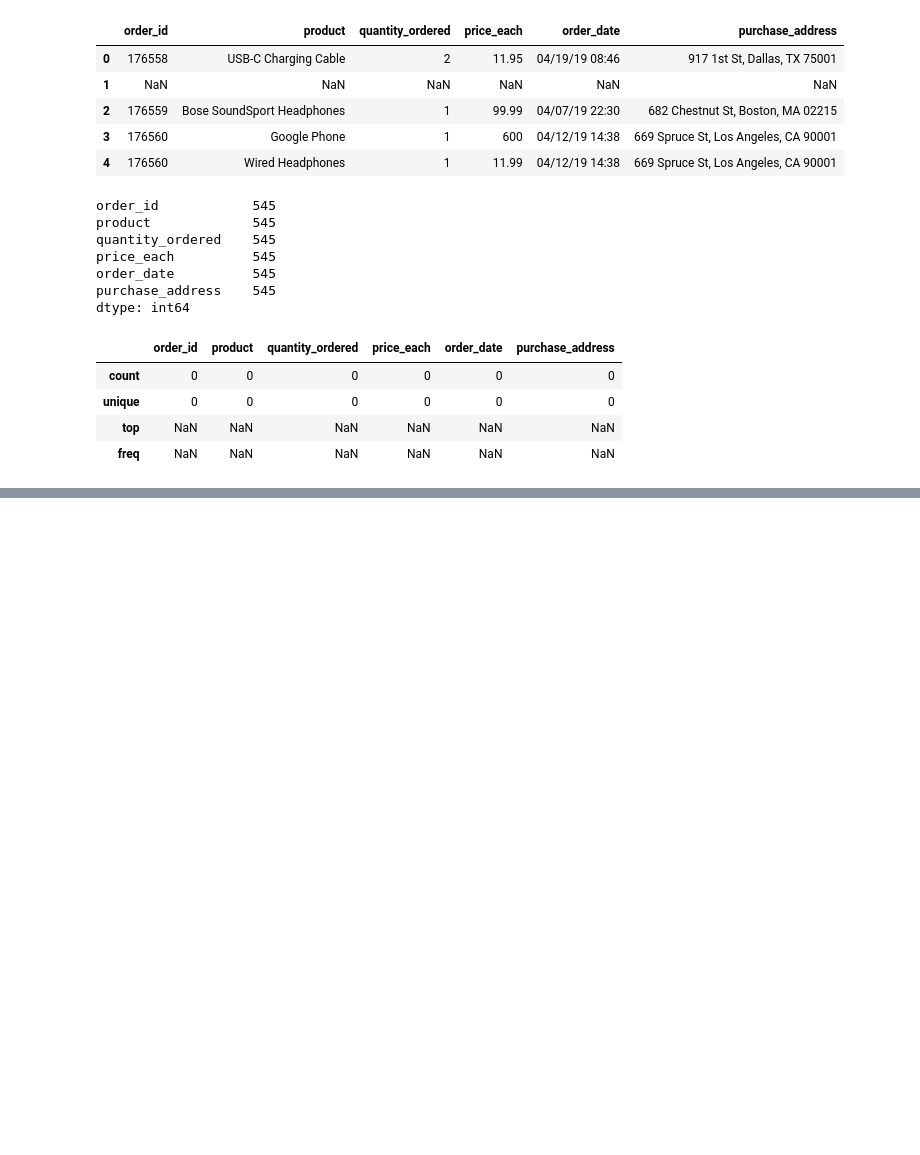
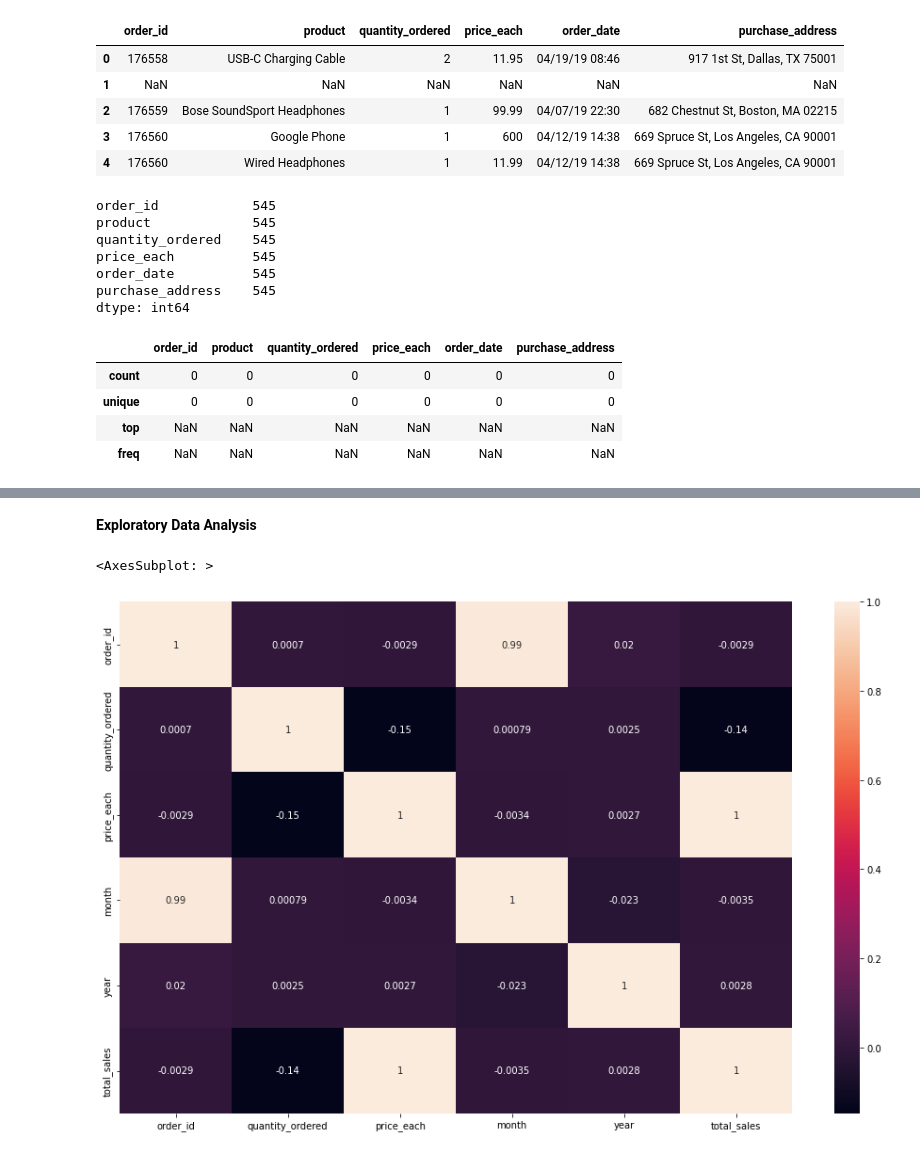
Before and after one commit to subhasish121995/Sales_Analysis, a Jupyter notebook: main_file_v1.0.ipynb, the cells around one changed output, grey strips where cells are left out. Drawn from its saved outputs; the diff is of its cells as text; code cells hidden in the pictures; blank space fills up the shorter version.

```diff
--- a/main_file_v1.0.ipynb
+++ b/main_file_v1.0.ipynb
@@ -114,0 +173,9 @@ memory usage: 8.5+ MB
+# %% [markdown]
+**Exploratory Data Analysis**
+# %%
+#correlation matrix and heatmap
+figure = plt.figure(figsize= (16,10))
+sns.heatmap(df.corr(), annot = True)
+# %% [output]
+<AxesSubplot: >
+[figure, added]
```
Also changed, not shown: parts of 16 cells of this notebook, 1 other file.
